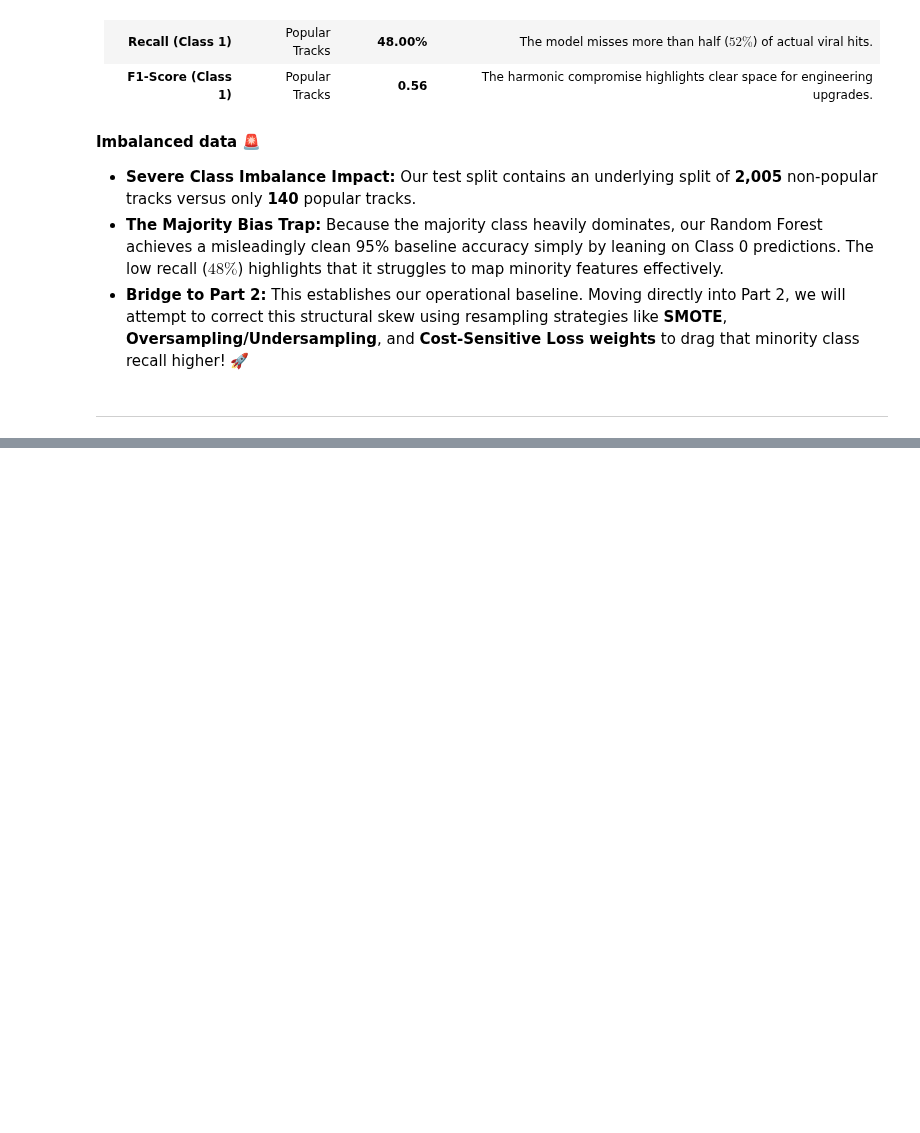
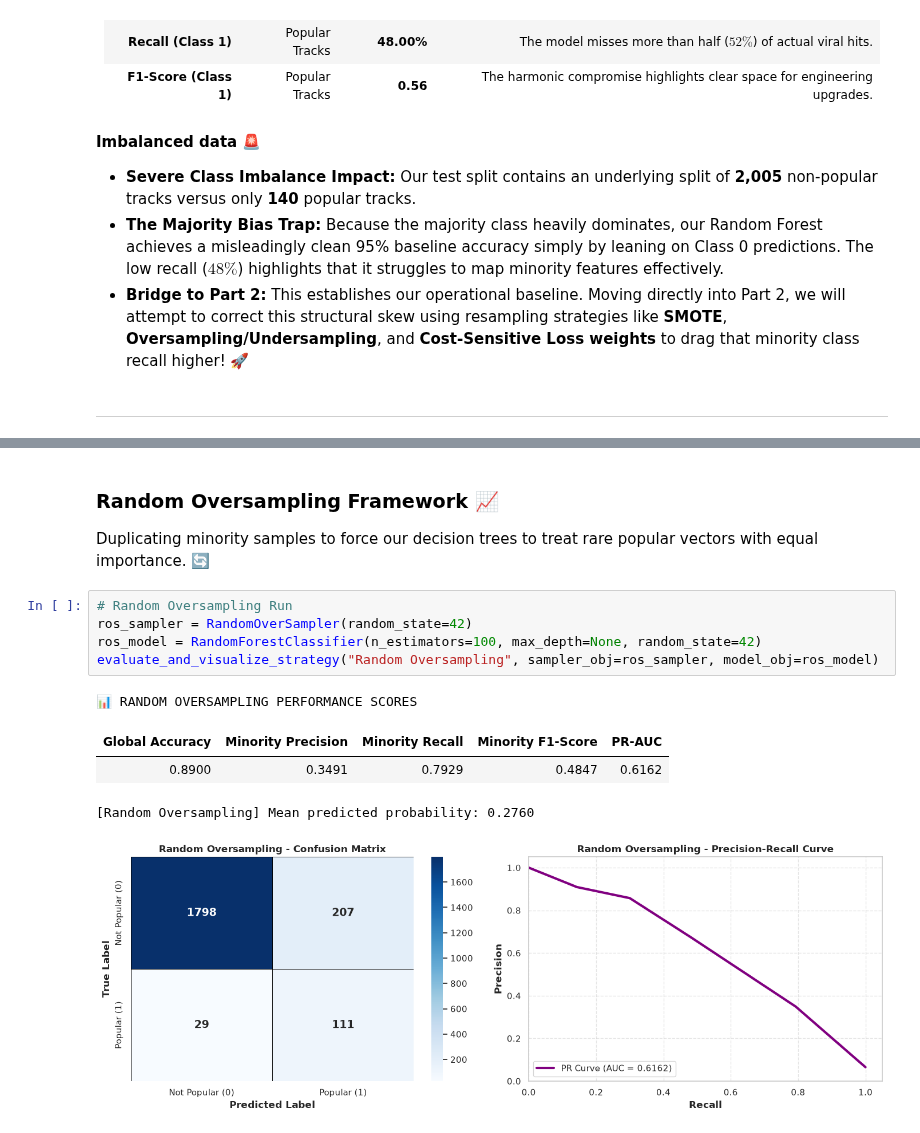
Before and after one commit to MaximumAsp66915/Applied_Data_Science_Course, a Jupyter notebook: ADS_A04/notebooks/04_Main_Analysis.ipynb, the cells around one changed output, grey strips where cells are left out. Cells and saved outputs as stored; diff of their text form; blank space fills up the shorter version.

```diff
--- a/ADS_A04/notebooks/04_Main_Analysis.ipynb
+++ b/ADS_A04/notebooks/04_Main_Analysis.ipynb
@@ -624,0 +769,14 @@ By abstracting our missing data handlers into the cross-validation setup, we saf
+# %% [markdown]
+### Random Oversampling Framework 📈
+Duplicating minority samples to force our decision trees to treat rare popular vectors with equal importance. 🔄
+# %%
+# Random Oversampling Run
+ros_sampler = RandomOverSampler(random_state=42)
+ros_model = RandomForestClassifier(n_estimators=100, max_depth=None, random_state=42)
+evaluate_and_visualize_strategy("Random Oversampling", sampler_obj=ros_sampler, model_obj=ros_model)
+# %% [output]
+📊 RANDOM OVERSAMPLING PERFORMANCE SCORES
+| Global Accuracy | Minority Precision | Minority Recall | Minority F1-Score | PR-AUC |
+| 0.8900 | 0.3491 | 0.7929 | 0.4847 | 0.6162 |
+[Random Oversampling] Mean predicted probability: 0.2760
+[figure, added]
```
Also changed, not shown: parts of 24 cells of this notebook.
